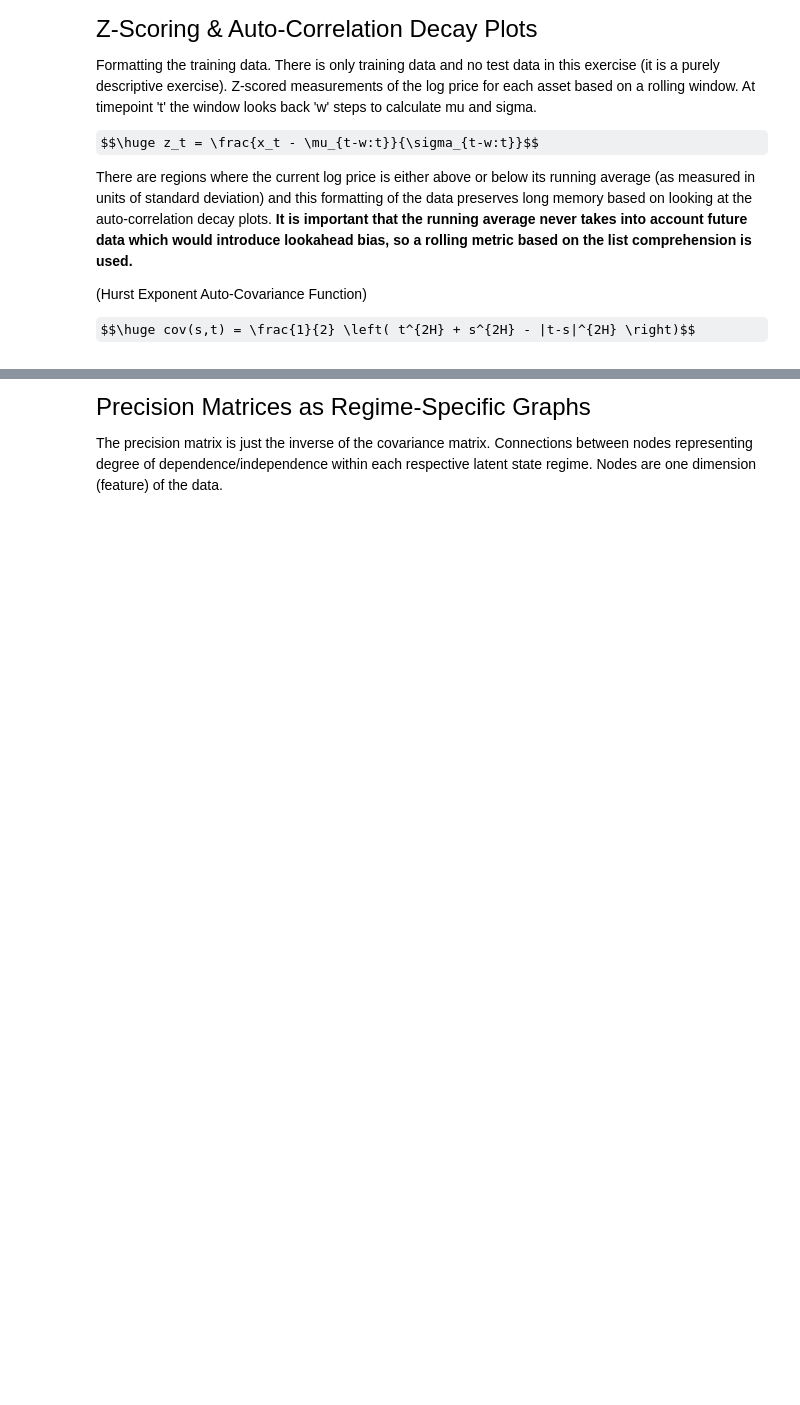
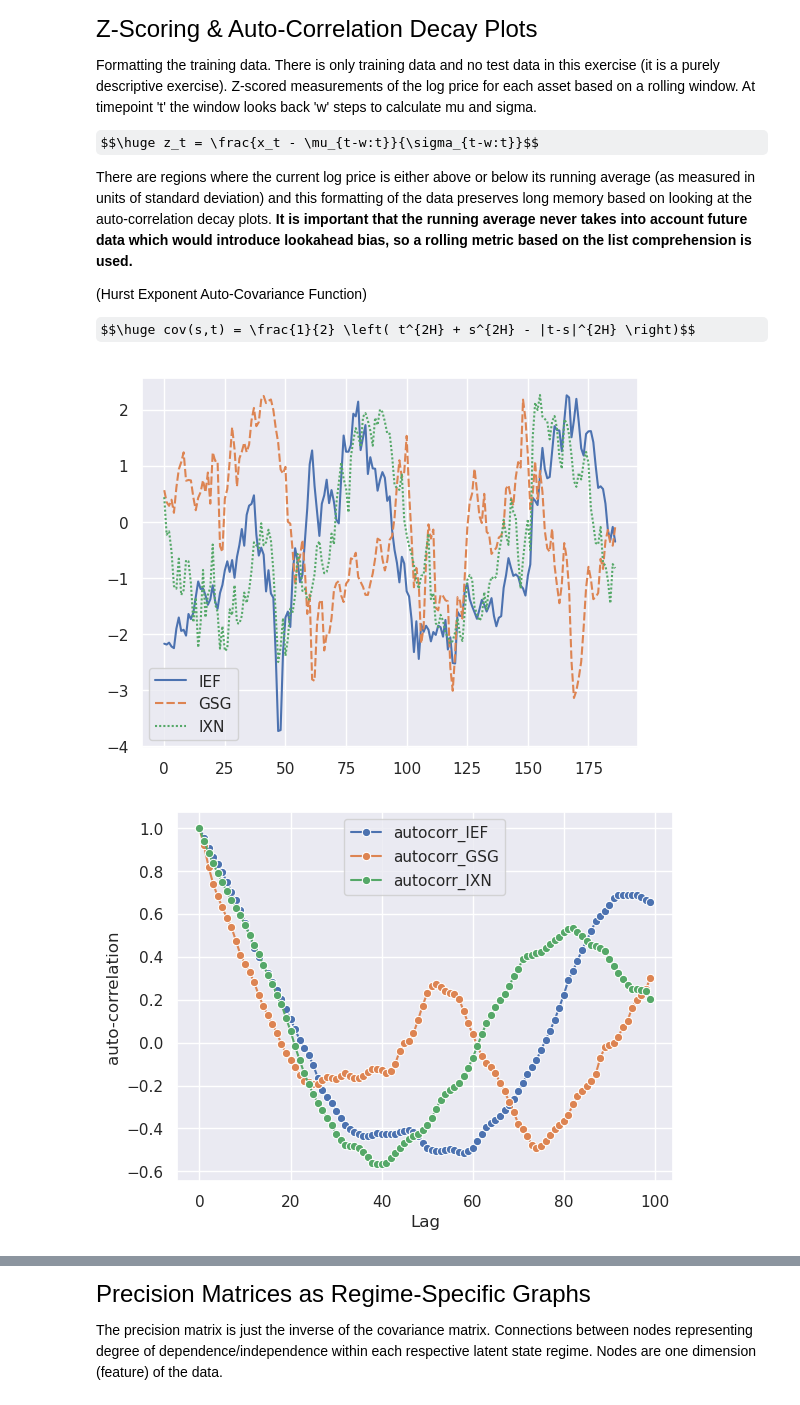
Before and after one commit to regime-lab/power-spectral-density, a Jupyter notebook: fractional_psd.ipynb, the cells around one changed output, grey strips where cells are left out. Saved outputs shown, nothing was run; the diff lists cells and outputs as text; code cells hidden in the pictures; some formulas as TeX source; blank space fills up the shorter version.

```diff
--- a/fractional_psd.ipynb
+++ b/fractional_psd.ipynb
@@ -75,13 +130,13 @@ m6_subset1 = m6_subset1.dropna().reset_index().drop(columns='index')
 rolling_zscore = lambda serie: [ stats.zscore(serie[x-wlen:x]).values[-1] for x in range(wlen, len(serie) + 1) ]
 
 m6_subset = pd.DataFrame()
-m6_subset['IEF'] = m6_subset1['IEF'].diff().dropna()
-m6_subset['GSG'] = m6_subset1['GSG'].diff().dropna()
-m6_subset['IXN'] = m6_subset1['IXN'].diff().dropna()
+#m6_subset['IEF'] = m6_subset1['IEF'].diff().dropna()
+#m6_subset['GSG'] = m6_subset1['GSG'].diff().dropna()
+#m6_subset['IXN'] = m6_subset1['IXN'].diff().dropna()
 
-#m6_subset['IEF'] = rolling_zscore(m6_subset1['IEF'])
-#m6_subset['GSG'] = rolling_zscore(m6_subset1['GSG'])
-#m6_subset['IXN'] = rolling_zscore(m6_subset1['IXN'])
+m6_subset['IEF'] = rolling_zscore(m6_subset1['IEF'])
+m6_subset['GSG'] = rolling_zscore(m6_subset1['GSG'])
+m6_subset['IXN'] = rolling_zscore(m6_subset1['IXN'])
 
 # View Data
 sns.lineplot(data=m6_subset)
@@ -118,30 +173,33 @@ class FractionalPSD:
 
         # Frobius distance between kernel evaluations
         return np.linalg.norm(autocov_1 - autocov_0, 'fro')
 
 # Example comparing white noise with same mean/variance to fractional processes
 fractional_ief = FractionalPSD(m6_subset['IEF'].values)
 fractional_gsg = FractionalPSD(m6_subset['GSG'].values)
 fractional_ixn = FractionalPSD(m6_subset['IXN'].values)
 scores_ief=[]
 scores_gsg=[]
 scores_ixn=[]
 scores=[]
 hursts=[]
 
 white_noise = torch.normal(np.mean(fractional_ief.data), np.var(fractional_ief.data), size=(len(m6_subset),))
 white_noise = white_noise.detach().numpy()
 hursts.append(pyeeg.hurst(white_noise))
 white_noise = FractionalPSD(white_noise)
 
 scores_ief.append(white_noise.distance_norm(fractional_ief.data))
 scores_gsg.append(white_noise.distance_norm(fractional_gsg.data))
 scores_ixn.append(white_noise.distance_norm(fractional_ixn.data))
 print(scores_ief)
 print(scores_gsg)
 
 plt.scatter(x=range(len(scores_ief)), y=scores_ief, s=8, label='scores_ief')
 plt.scatter(x=range(len(scores_gsg)), y=scores_gsg, s=8, label='scores_gsg')
 plt.scatter(x=range(len(scores_ixn)), y=scores_ixn, s=8, label='scores_ixn')
 plt.legend()
 plt.show()
+# %% [output]
+[figure, added]
+[figure, added]
```
Also changed, not shown: parts of 5 cells of this notebook.
